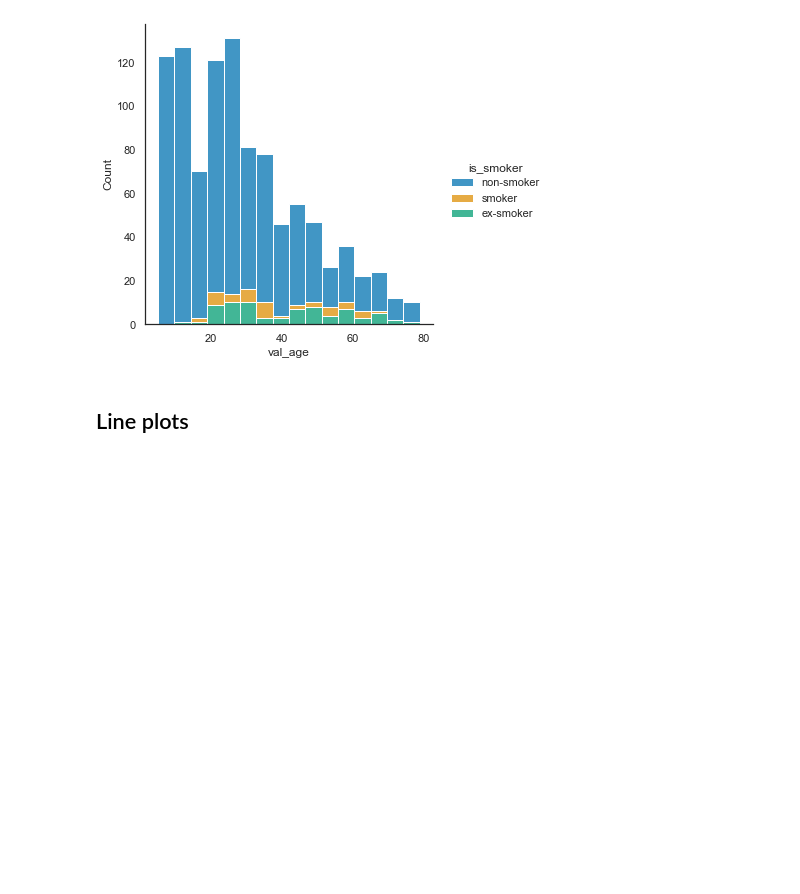
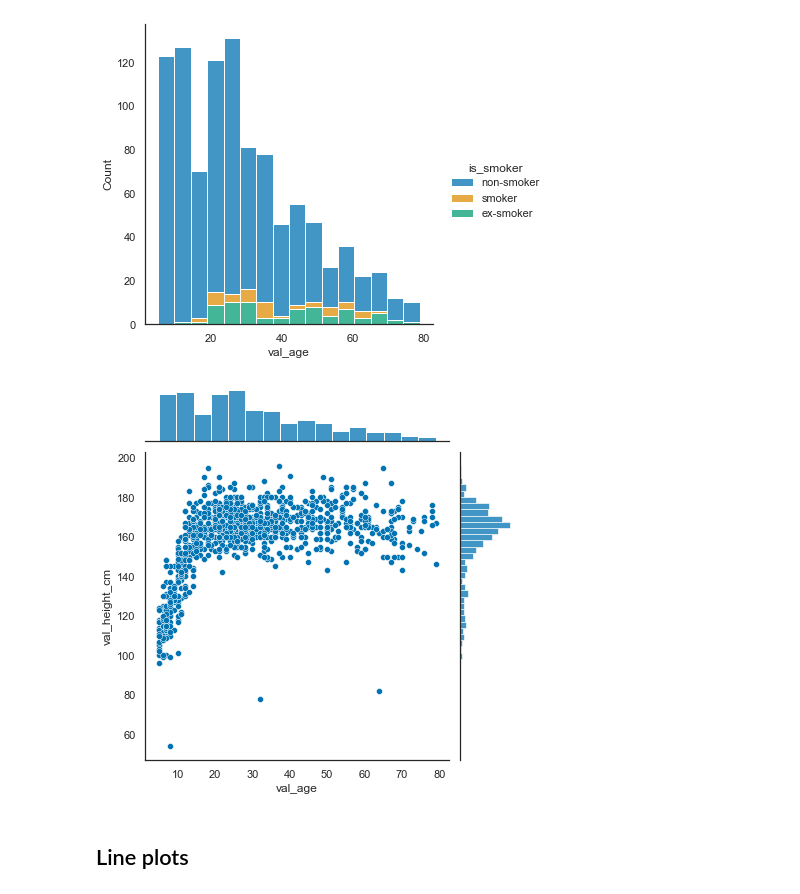
Before and after one commit to arcus/education_modules, a Jupyter notebook: data_visualization_in_seaborn/data_visualization_seaborn.ipynb, the cells around one changed output. Saved outputs shown, nothing was run; the diff lists cells and outputs as text; code cells hidden in the pictures; blank space fills up the shorter version.

Commit message:
Add histogram section

```diff
--- a/data_visualization_in_seaborn/data_visualization_seaborn.ipynb
+++ b/data_visualization_in_seaborn/data_visualization_seaborn.ipynb
@@ -138,6 +158,12 @@ sns.displot(covid_data, x="val_age", hue="is_smoker", multiple="stack")
 plt.savefig('media/seaborn_hist_5.png')
 # %% [output]
 [figure]
+# %%
+sns.jointplot(data=covid_data, x="val_age", y="val_height_cm")
+
+plt.savefig('media/seaborn_hist_6.png')
+# %% [output]
+[figure, added]
 # %% [markdown]
 ## Line plots
 # %% [markdown]
```
Also changed, not shown: parts of 1 cell of this notebook, 2 other files.
